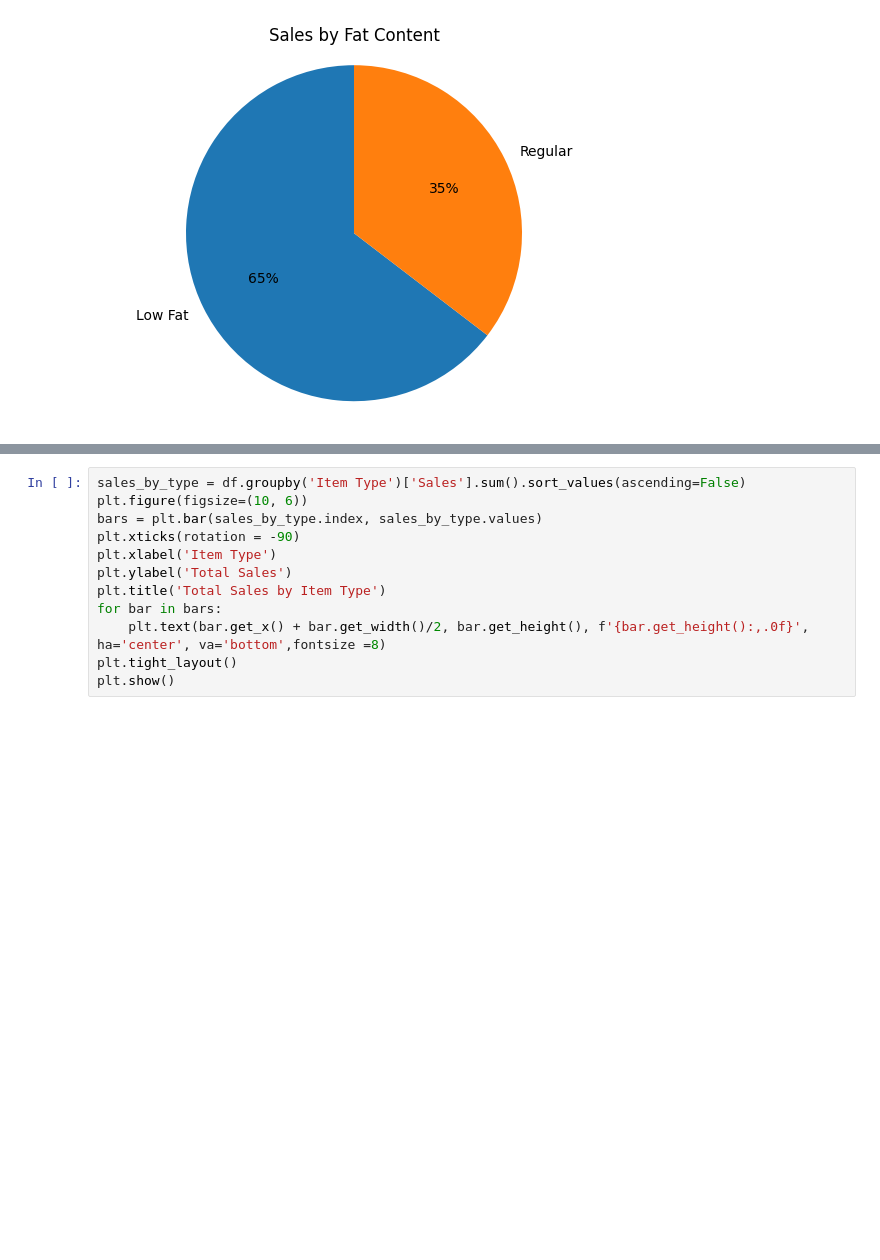
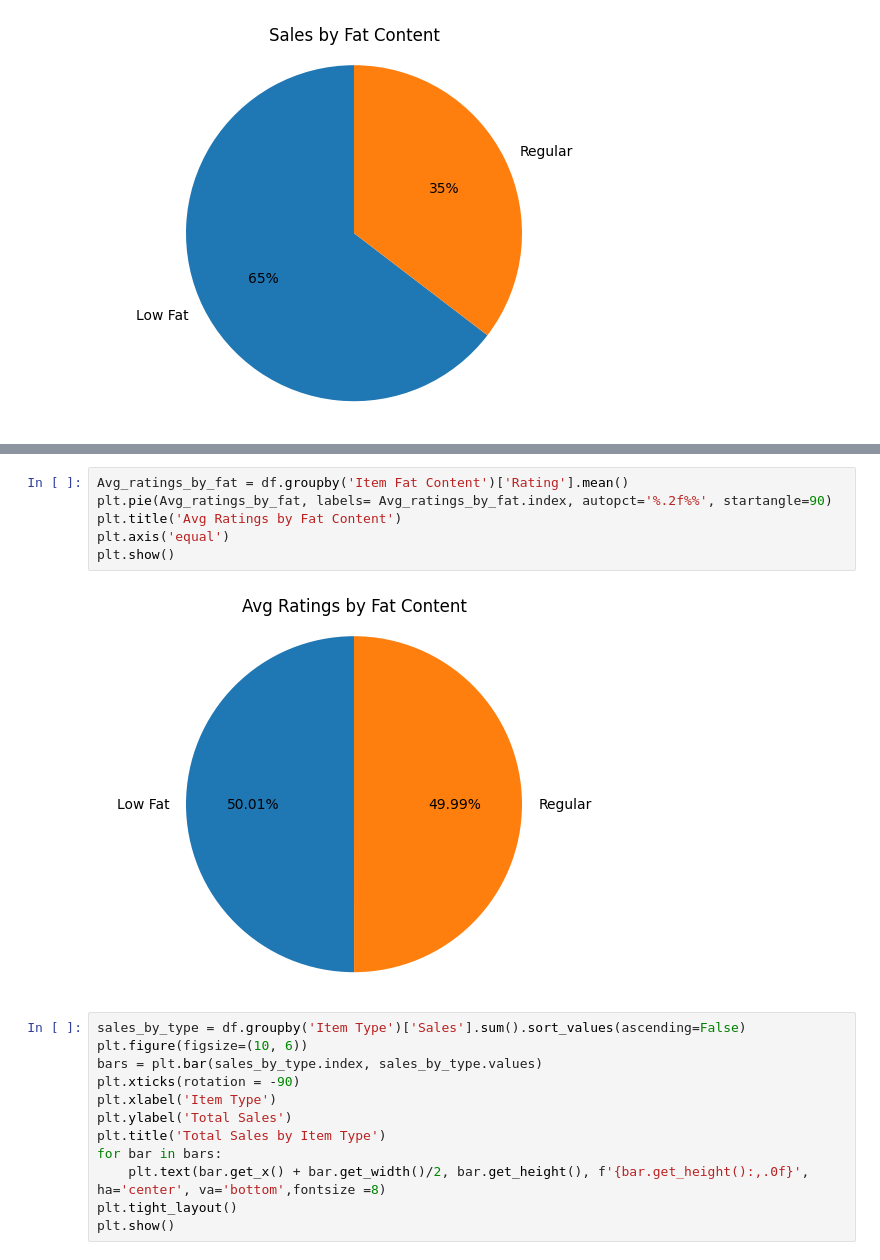
Before and after one commit to rohit906553/sales_analysis_using_powerbi_sql_python_excel, a Jupyter notebook: blinkit_analysis.ipynb, the cells around one changed output, grey strips where cells are left out. Saved outputs shown, nothing was run; the diff lists cells and outputs as text; blank space fills up the shorter version.

```diff
--- a/blinkit_analysis.ipynb
+++ b/blinkit_analysis.ipynb
@@ -134,3 +150,11 @@ plt.show()
+# %%
+Avg_ratings_by_fat = df.groupby('Item Fat Content')['Rating'].mean()
+plt.pie(Avg_ratings_by_fat, labels= Avg_ratings_by_fat.index, autopct='%.2f%%', startangle=90)
+plt.title('Avg Ratings by Fat Content')
+plt.axis('equal')
+plt.show()
+# %% [output]
+[figure, added]
 # %%
 sales_by_type = df.groupby('Item Type')['Sales'].sum().sort_values(ascending=False)
 plt.figure(figsize=(10, 6))
```
Also changed, not shown: parts of 18 cells of this notebook.
